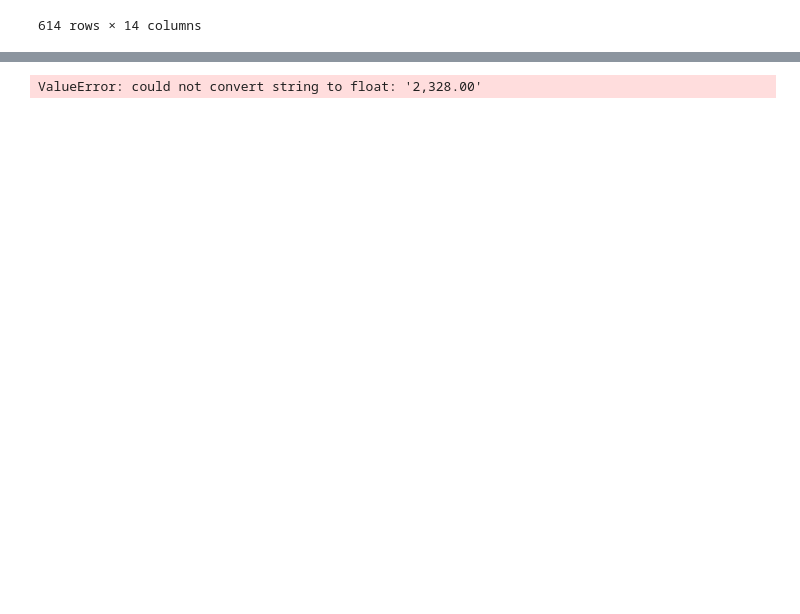
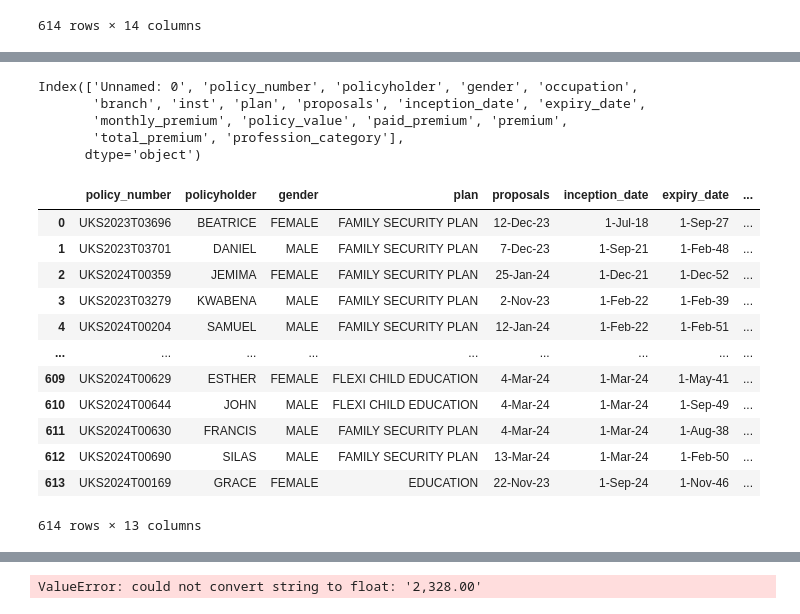
Before and after one commit to jnopareboateng/ml-library, a Jupyter notebook: Insurance/main.ipynb, the cells around one changed output, grey strips where cells are left out. Cells and saved outputs as stored; diff of their text form; code cells hidden in the pictures; blank space fills up the shorter version.

```diff
--- a/Insurance/main.ipynb
+++ b/Insurance/main.ipynb
@@ -353,10 +374,43 @@ for index, occupation in enumerate(df["occupation"]):
 df["policy_value"] = df["policy_value"].str.replace(",", "").astype(float)
 df["total_premium"] = df["total_premium"].str.replace(",", "").astype(float)
 # %%
-# Convert dates and derive additional features
-df["inception_date"] = pd.to_datetime(df["inception_date"], format="%d-%b-%y")
-df["expiry_date"] = pd.to_datetime(df["expiry_date"], format="%d-%b-%y")
+# # Convert dates and derive additional features
+# df["inception_date"] = pd.to_datetime(df["inception_date"], format="%d-%b-%y")
+# df["expiry_date"] = pd.to_datetime(df["expiry_date"], format="%d-%b-%y")
 # %%
-# Derive policy_age and time_to_expiry
-df["policy_age"] = (pd.to_datetime("today") - df["inception_date"]).dt.days / 365.25
-df["time_to_expiry"] = (df["expiry_date"] - pd.to_datetime("today")).dt.days / 365.25
+# # Derive policy_age and time_to_expiry
+# df["policy_age"] = (pd.to_datetime("today") - df["inception_date"]).dt.days / 365.25
+# df["time_to_expiry"] = (df["expiry_date"] - pd.to_datetime("today")).dt.days / 365.25
+# %%
+df.columns
+# %% [output]
+Index(['Unnamed: 0', 'policy_number', 'policyholder', 'gender', 'occupation',
+       'branch', 'inst', 'plan', 'proposals', 'inception_date', 'expiry_date',
+       'monthly_premium', 'policy_value', 'paid_premium', 'premium',
+       'total_premium', 'profession_category'],
+      dtype='object')
+# %%
+df.drop(
+    [
+        "Unnamed: 0",
+        "occupation",
+        "branch",
+        "inst",
+
+    ],
+    axis=1,
+)
+# %% [output]
+|  | policy_number | policyholder | gender | plan | proposals | inception_date | expiry_date | ... |
+| 0 | UKS2023T03696 | BEATRICE | FEMALE | FAMILY SECURITY PLAN | 12-Dec-23 | 1-Jul-18 | 1-Sep-27 | ... |
+| 1 | UKS2023T03701 | DANIEL | MALE | FAMILY SECURITY PLAN | 7-Dec-23 | 1-Sep-21 | 1-Feb-48 | ... |
+| 2 | UKS2024T00359 | JEMIMA | FEMALE | FAMILY SECURITY PLAN | 25-Jan-24 | 1-Dec-21 | 1-Dec-52 | ... |
+| 3 | UKS2023T03279 | KWABENA | MALE | FAMILY SECURITY PLAN | 2-Nov-23 | 1-Feb-22 | 1-Feb-39 | ... |
+| 4 | UKS2024T00204 | SAMUEL | MALE | FAMILY SECURITY PLAN | 12-Jan-24 | 1-Feb-22 | 1-Feb-51 | ... |
+| ... | ... | ... | ... | ... | ... | ... | ... | ... |
+| 609 | UKS2024T00629 | ESTHER | FEMALE | FLEXI CHILD EDUCATION | 4-Mar-24 | 1-Mar-24 | 1-May-41 | ... |
+| 610 | UKS2024T00644 | JOHN | MALE | FLEXI CHILD EDUCATION | 4-Mar-24 | 1-Mar-24 | 1-Sep-49 | ... |
+| 611 | UKS2024T00630 | FRANCIS | MALE | FAMILY SECURITY PLAN | 4-Mar-24 | 1-Mar-24 | 1-Aug-38 | ... |
+| 612 | UKS2024T00690 | SILAS | MALE | FAMILY SECURITY PLAN | 13-Mar-24 | 1-Mar-24 | 1-Feb-50 | ... |
+| 613 | UKS2024T00169 | GRACE | FEMALE | EDUCATION | 22-Nov-23 | 1-Sep-24 | 1-Nov-46 | ... |
+614 rows × 13 columns
```
Also changed, not shown: parts of 3 cells of this notebook, 2 other files.
